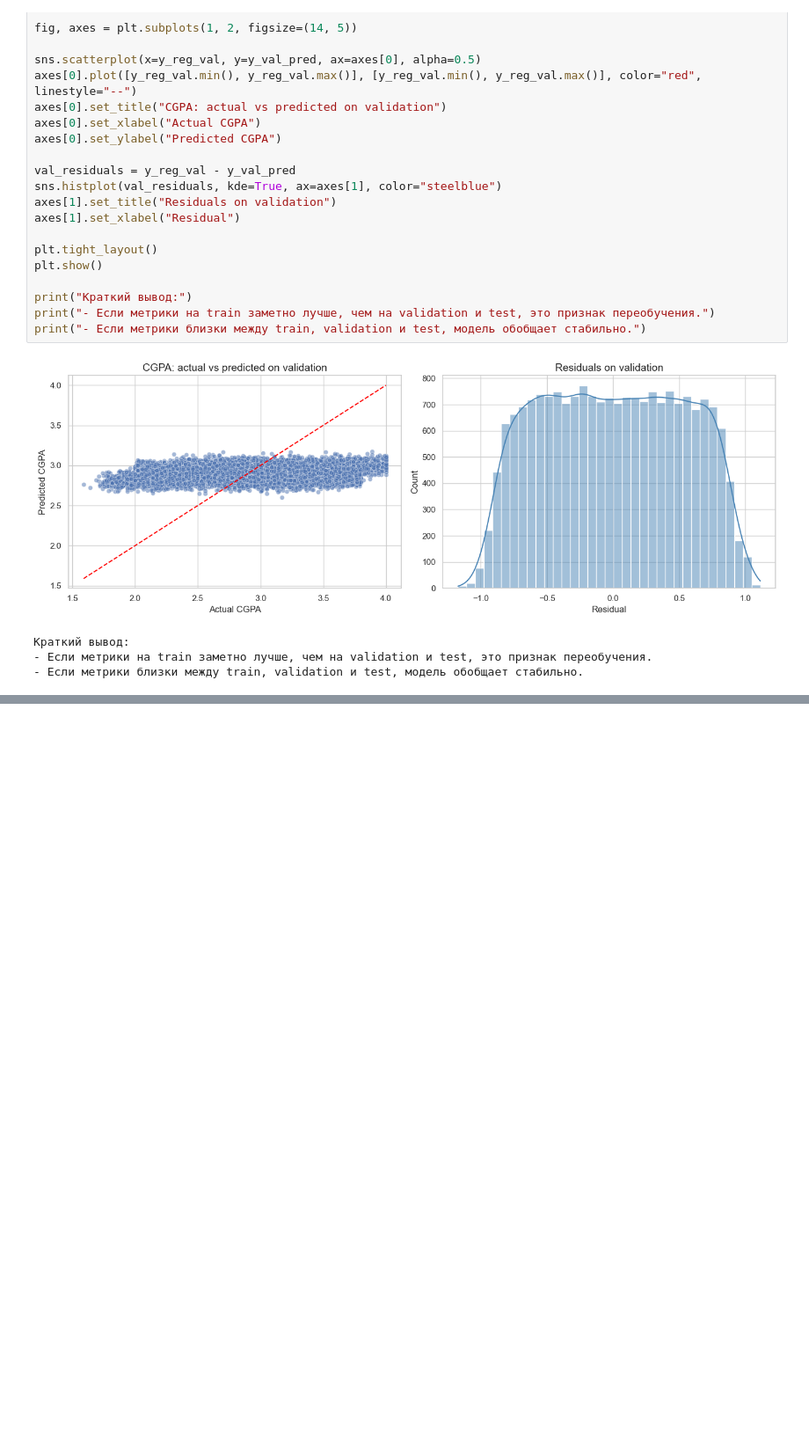
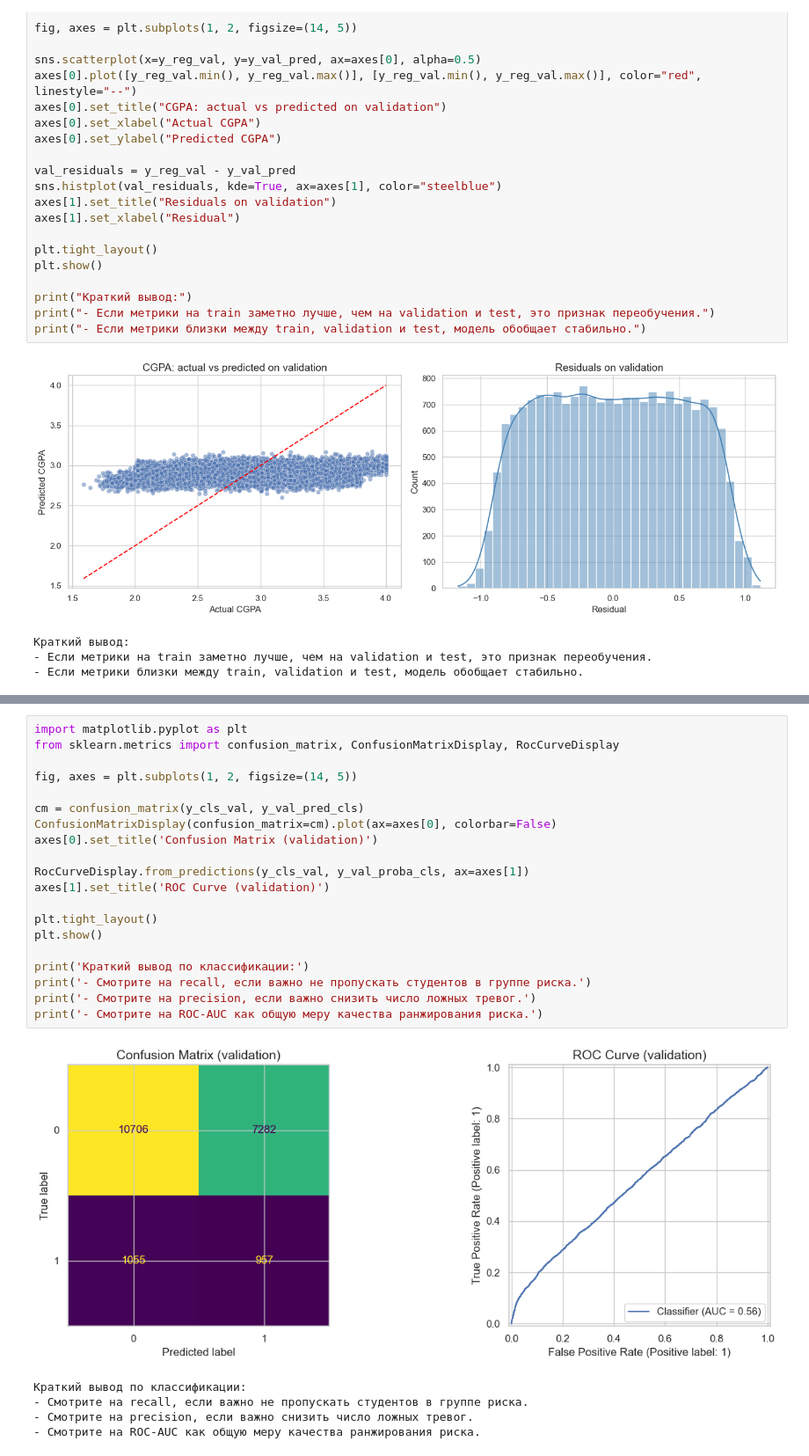
Before and after one commit to TwoToTango123/DS-basic-ML-pipeline-on-table-data, a Jupyter notebook: lab1_notebook.ipynb, the cells around one changed output, grey strips where cells are left out. Shown at 88% size. Cells and saved outputs as stored; diff of their text form; blank space fills up the shorter version.

```diff
--- a/lab1_notebook.ipynb
+++ b/lab1_notebook.ipynb
@@ -495,0 +547,26 @@ print("- Если метрики близки между train, validation и te
+# %%
+import matplotlib.pyplot as plt
+from sklearn.metrics import confusion_matrix, ConfusionMatrixDisplay, RocCurveDisplay
+
+fig, axes = plt.subplots(1, 2, figsize=(14, 5))
+
+cm = confusion_matrix(y_cls_val, y_val_pred_cls)
+ConfusionMatrixDisplay(confusion_matrix=cm).plot(ax=axes[0], colorbar=False)
+axes[0].set_title('Confusion Matrix (validation)')
+
+RocCurveDisplay.from_predictions(y_cls_val, y_val_proba_cls, ax=axes[1])
+axes[1].set_title('ROC Curve (validation)')
+
+plt.tight_layout()
+plt.show()
+
+print('Краткий вывод по классификации:')
+print('- Смотрите на recall, если важно не пропускать студентов в группе риска.')
+print('- Смотрите на precision, если важно снизить число ложных тревог.')
+print('- Смотрите на ROC-AUC как общую меру качества ранжирования риска.')
+# %% [output]
+[figure, added]
+Краткий вывод по классификации:
+- Смотрите на recall, если важно не пропускать студентов в группе риска.
+- Смотрите на precision, если важно снизить число ложных тревог.
+- Смотрите на ROC-AUC как общую меру качества ранжирования риска.
```
Also changed, not shown: parts of 3 cells of this notebook.
